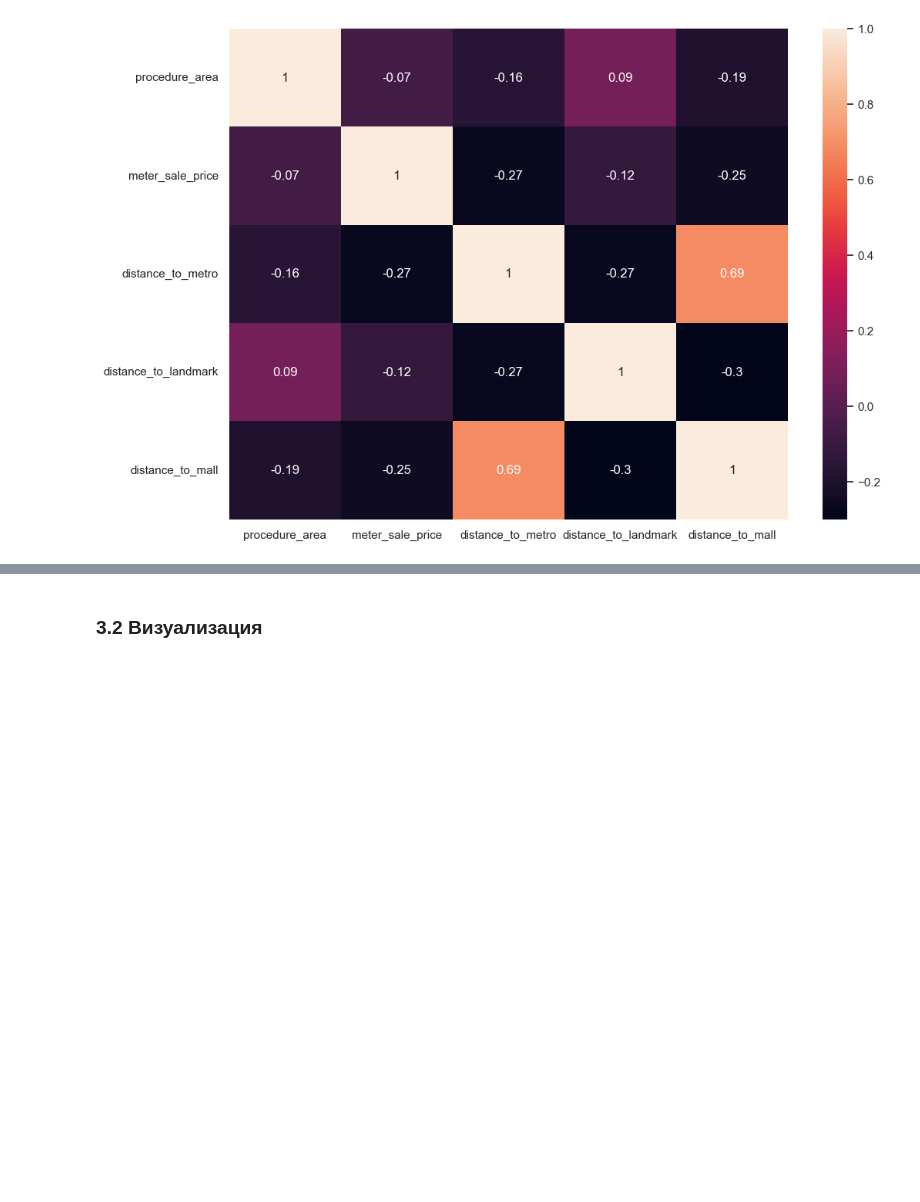
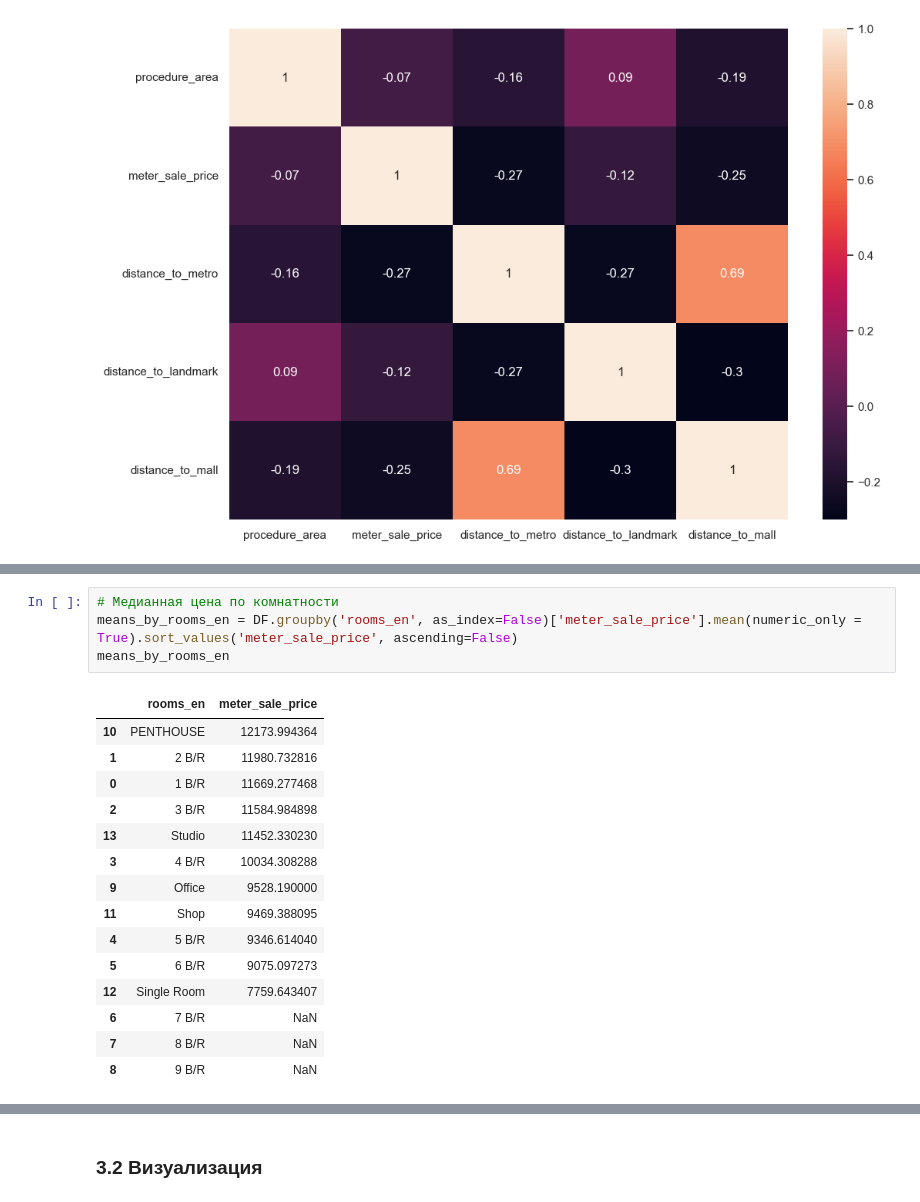
Before and after one commit to yvkovlev/yvkovlev.github.io, a Jupyter notebook: Dubai.ipynb, the cells around one changed output, grey strips where cells are left out. Saved outputs shown, nothing was run; the diff lists cells and outputs as text; blank space fills up the shorter version.

```diff
--- a/Dubai.ipynb
+++ b/Dubai.ipynb
@@ -856,0 +976,20 @@ sns.heatmap(data=correlation_matrix, annot=True)
+# %%
+# Медианная цена по комнатности
+means_by_rooms_en = DF.groupby('rooms_en', as_index=False)['meter_sale_price'].mean(numeric_only = True).sort_values('meter_sale_price', ascending=False)
+means_by_rooms_en
+# %% [output]
+|  | rooms_en | meter_sale_price |
+| 10 | PENTHOUSE | 12173.994364 |
+| 1 | 2 B/R | 11980.732816 |
+| 0 | 1 B/R | 11669.277468 |
+| 2 | 3 B/R | 11584.984898 |
+| 13 | Studio | 11452.330230 |
+| 3 | 4 B/R | 10034.308288 |
+| 9 | Office | 9528.190000 |
+| 11 | Shop | 9469.388095 |
+| 4 | 5 B/R | 9346.614040 |
+| 5 | 6 B/R | 9075.097273 |
+| 12 | Single Room | 7759.643407 |
+| 6 | 7 B/R | NaN |
+| 7 | 8 B/R | NaN |
+| 8 | 9 B/R | NaN |
```
Also changed, not shown: parts of 18 cells of this notebook, 1 other file.
